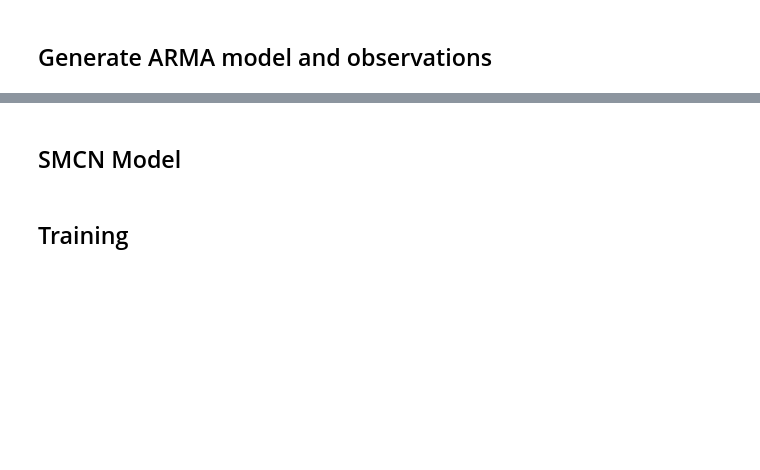
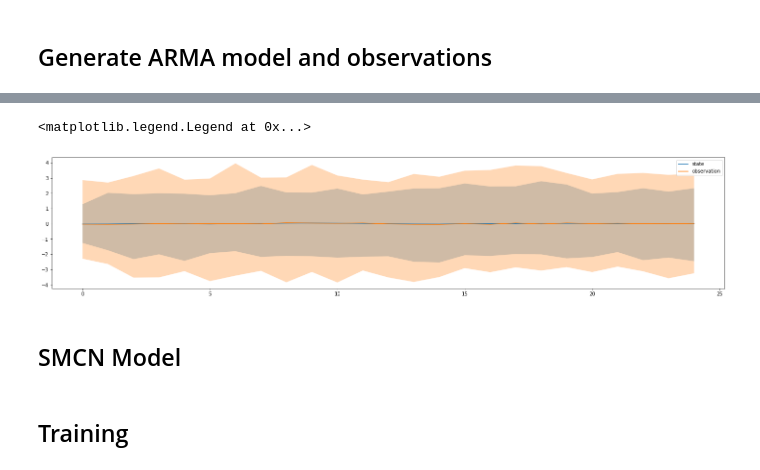
Before and after one commit to maxjcohen/uncertaintyQuantification, a Jupyter notebook: AR.ipynb, the cells around one changed output, grey strips where cells are left out. Cells and saved outputs as stored; diff of their text form; code cells hidden in the pictures; blank space fills up the shorter version.

```diff
--- a/AR.ipynb
+++ b/AR.ipynb
@@ -67,3 +78,11 @@ Text(0.5, 1.0, 'ARMA model')
+# %%
+plt.figure(figsize=(25, 5))
+plot_range(x_arma.T, label="state")
+plot_range(y_arma.T, label="observation")
+plt.legend()
+# %% [output]
+<matplotlib.legend.Legend at 0x...>
+[figure, added]
 # %% [markdown]
 ## SMCN Model
 # %%
```
Also changed, not shown: parts of 22 cells of this notebook.
